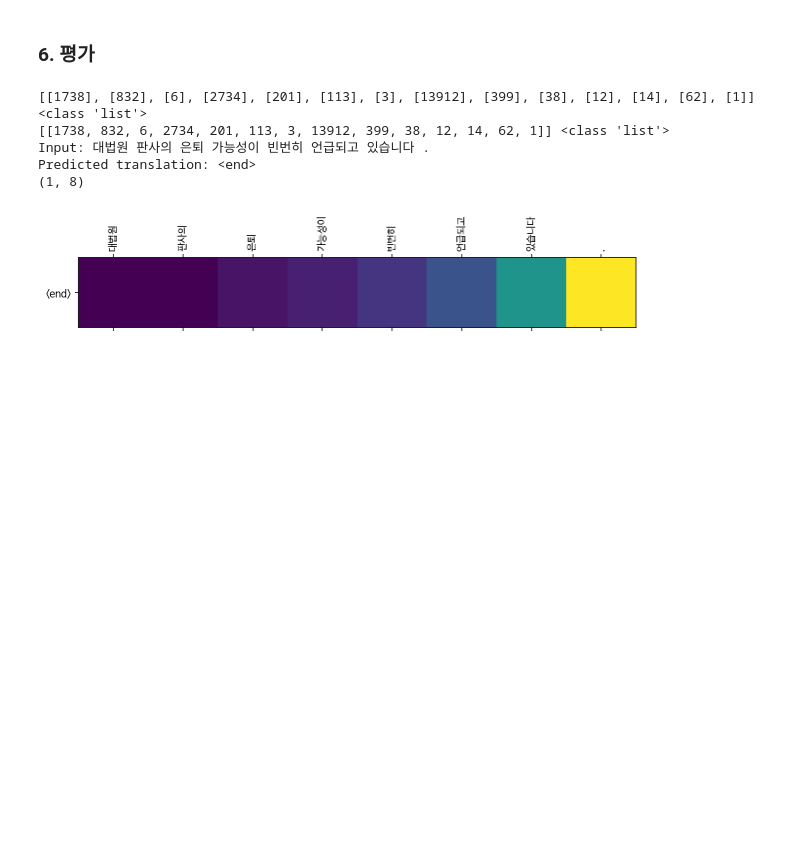
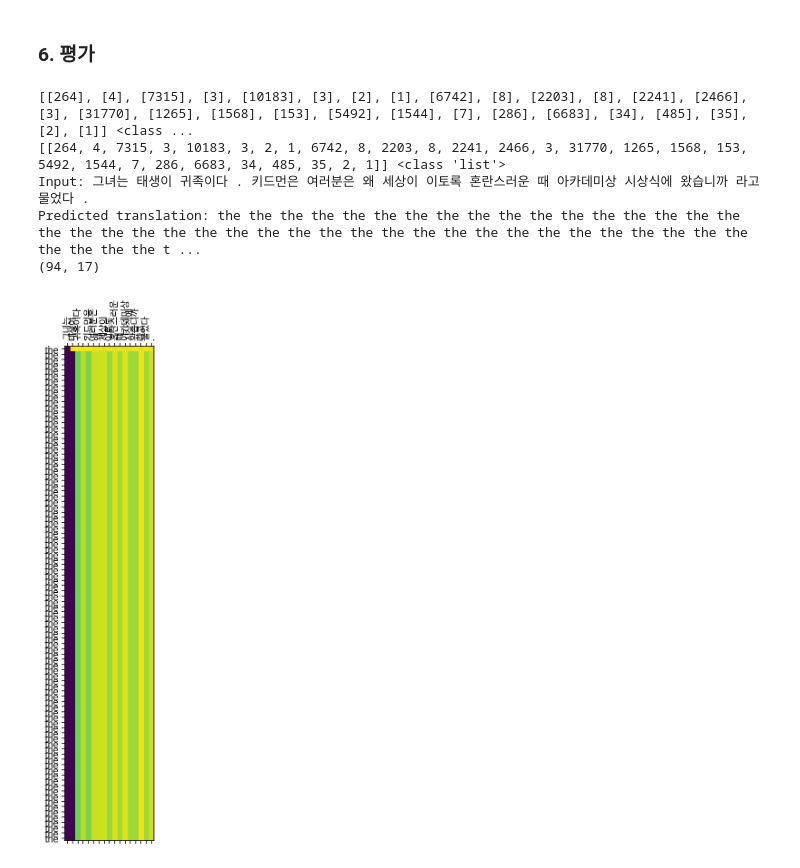
Before and after one commit to sendglee/AIFFEL_quest_rs, a Jupyter notebook: GoingDeeper/De04/s2s_translation.ipynb, the cells around one changed output. Cells and saved outputs as stored; diff of their text form; code cells hidden in the pictures; blank space fills up the shorter version.

```diff
--- a/GoingDeeper/De04/s2s_translation.ipynb
+++ b/GoingDeeper/De04/s2s_translation.ipynb
@@ -299,11 +277,13 @@ def train_step(src, tgt, encoder, decoder, optimizer, dec_tok):
 from tqdm import tqdm
 import random
 
-TRAIN_SAMPLE = 5
+#TRAIN_SAMPLE = len(enc_tensor)
+TRAIN_SAMPLE = 30000
+print(f'학습용 샘플 수: {TRAIN_SAMPLE}')
 enc_train = enc_tensor[:TRAIN_SAMPLE]
 dec_train = dec_tensor[:TRAIN_SAMPLE]
 
-BATCH_SIZE     = 32
+BATCH_SIZE     = 64
 SRC_VOCAB_SIZE = len(enc_tokenizer.index_word) + 1
 TGT_VOCAB_SIZE = len(dec_tokenizer.index_word) + 1
 
@@ -425,14 +408,15 @@ def translate(sentence, encoder, decoder):
     plot_attention(attention, sentence.split(), result.split(' '))
 # %%
 # 테스트 케이스 1 - 학습된 문장
-translate("대법원 판사의 은퇴 가능성이 빈번히 언급되고 있습니다.", encoder, decoder)
+test_index = 3269
+translate(kor_text[test_index], encoder, decoder)
 # %% [output]
-[[1738], [832], [6], [2734], [201], [113], [3], [13912], [399], [38], [12], [14], [62], [1]] <class 'list'>
-[[1738, 832, 6, 2734, 201, 113, 3, 13912, 399, 38, 12, 14, 62, 1]] <class 'list'>
-Input: 대법원 판사의 은퇴 가능성이 빈번히 언급되고 있습니다 .
-Predicted translation: <end>
-(1, 8)
+[[264], [4], [7315], [3], [10183], [3], [2], [1], [6742], [8], [2203], [8], [2241], [2466], [3], [31770], [1265], [1568], [153], [5492], [1544], [7], [286], [6683], [34], [485], [35], [2], [1]] <class ...
+[[264, 4, 7315, 3, 10183, 3, 2, 1, 6742, 8, 2203, 8, 2241, 2466, 3, 31770, 1265, 1568, 153, 5492, 1544, 7, 286, 6683, 34, 485, 35, 2, 1]] <class 'list'>
+Input: 그녀는 태생이 귀족이다 . 키드먼은 여러분은 왜 세상이 이토록 혼란스러운 때 아카데미상 시상식에 왔습니까 라고 물었다 .
+Predicted translation: the the the the the the the the the the the the the the the the the the the the the the the the the the the the the the the the the the the the the the the the the the the the t ...
+(94, 17)
-[figure, old version]
+[figure, new version]
 # %%
 # 테스트 케이스 2 - 새로운 문장
 translate("어떻게 지내니?", encoder, decoder)
```
Also changed, not shown: parts of 14 cells of this notebook.
